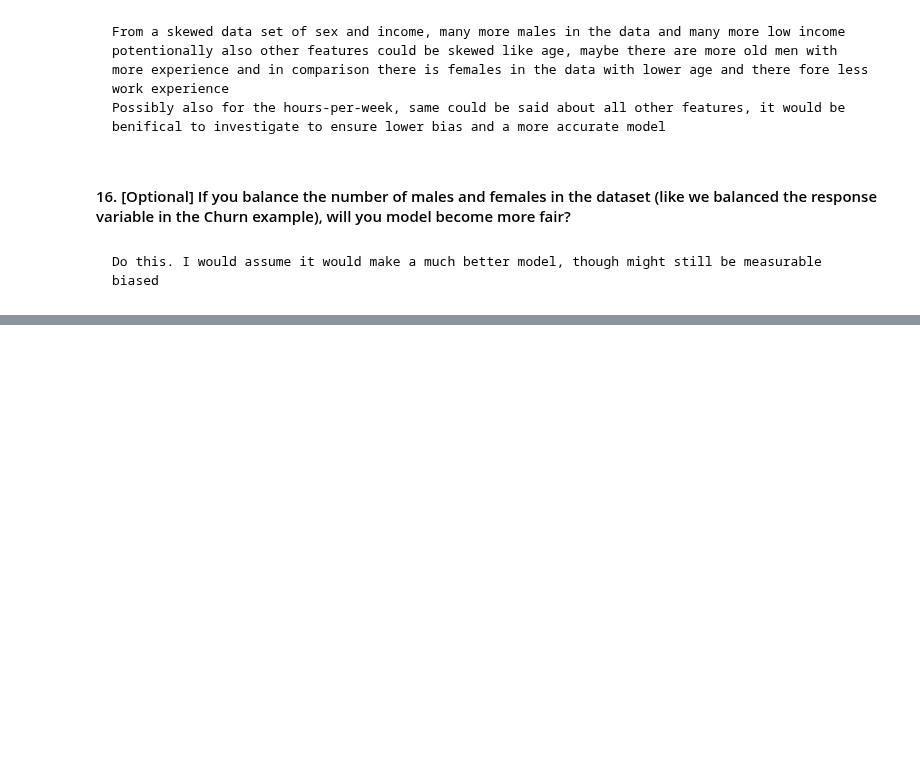
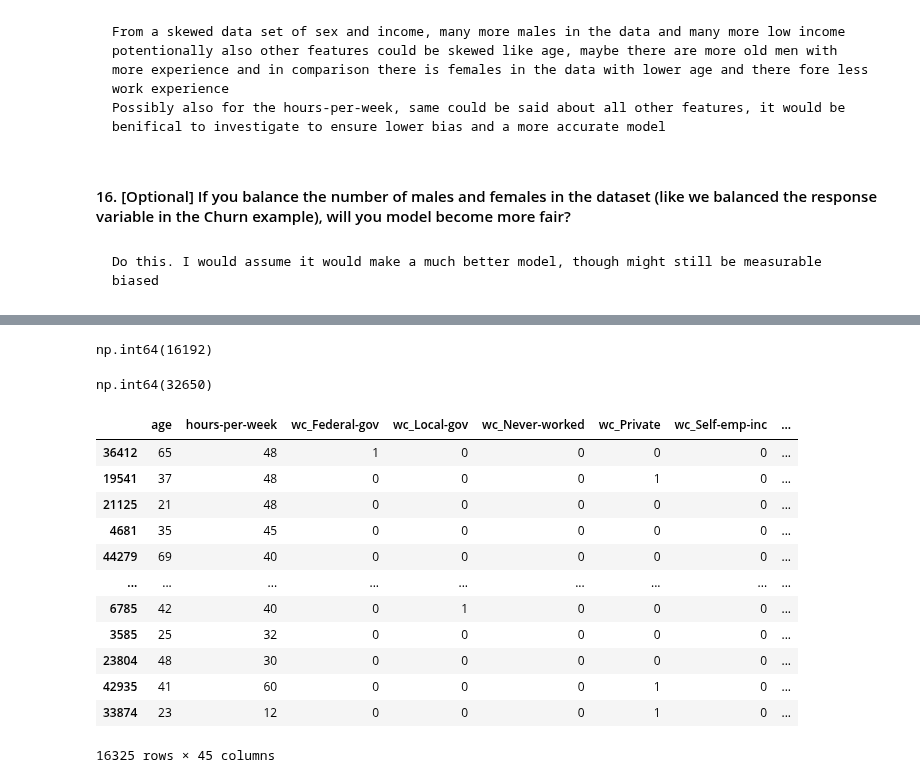
Before and after one commit to jeff0167/Data_And_Things, a Jupyter notebook: Hand_in/Exercises in Fairness in Machine Learning.ipynb, the cells around one changed output, grey strips where cells are left out. Cells and saved outputs as stored; diff of their text form; code cells hidden in the pictures; blank space fills up the shorter version.

```diff
--- a/Hand_in/Exercises in Fairness in Machine Learning.ipynb
+++ b/Hand_in/Exercises in Fairness in Machine Learning.ipynb
@@ -38,7 +32,7 @@ For this exercise, we will use the `adult` dataset (available on moodle or from
 # %% [markdown]
 #### 1. Load in the dataset and correct the error in the income column (replace the "." with the empty string such that there are only two categories).
 # %%
-df = pd.read_csv("../Notebooks and data-18/adult.csv")
+df = pd.read_csv("adult.csv")
 df
 # %% [output]
 |  | age | workclass | fnlwgt | education | education-num | marital-status | occupation | relationship | ... |
@@ -469,0 +483,26 @@ Stat_parity_positive_m:  0.2307378303908562
+# %%
+X[X["sex_Male"] == 0].value_counts().sum()
+# %% [output]
+np.int64(16192)
+# %%
+X[X["sex_Male"] == 1].value_counts().sum() # want to take half of the males
+# %% [output]
+np.int64(32650)
+# %%
+males = X[X["sex_Male"] == 1]
+males = males.sample(int(len(males)/2))
+males
+# %% [output]
+|  | age | hours-per-week | wc_Federal-gov | wc_Local-gov | wc_Never-worked | wc_Private | wc_Self-emp-inc | ... |
+| 36412 | 65 | 48 | 1 | 0 | 0 | 0 | 0 | ... |
+| 19541 | 37 | 48 | 0 | 0 | 0 | 1 | 0 | ... |
+| 21125 | 21 | 48 | 0 | 0 | 0 | 0 | 0 | ... |
+| 4681 | 35 | 45 | 0 | 0 | 0 | 0 | 0 | ... |
+| 44279 | 69 | 40 | 0 | 0 | 0 | 0 | 0 | ... |
+| ... | ... | ... | ... | ... | ... | ... | ... | ... |
+| 6785 | 42 | 40 | 0 | 1 | 0 | 0 | 0 | ... |
+| 3585 | 25 | 32 | 0 | 0 | 0 | 0 | 0 | ... |
+| 23804 | 48 | 30 | 0 | 0 | 0 | 0 | 0 | ... |
+| 42935 | 41 | 60 | 0 | 0 | 0 | 1 | 0 | ... |
+| 33874 | 23 | 12 | 0 | 0 | 0 | 1 | 0 | ... |
+16325 rows × 45 columns
```
Also changed, not shown: parts of 11 cells of this notebook.
